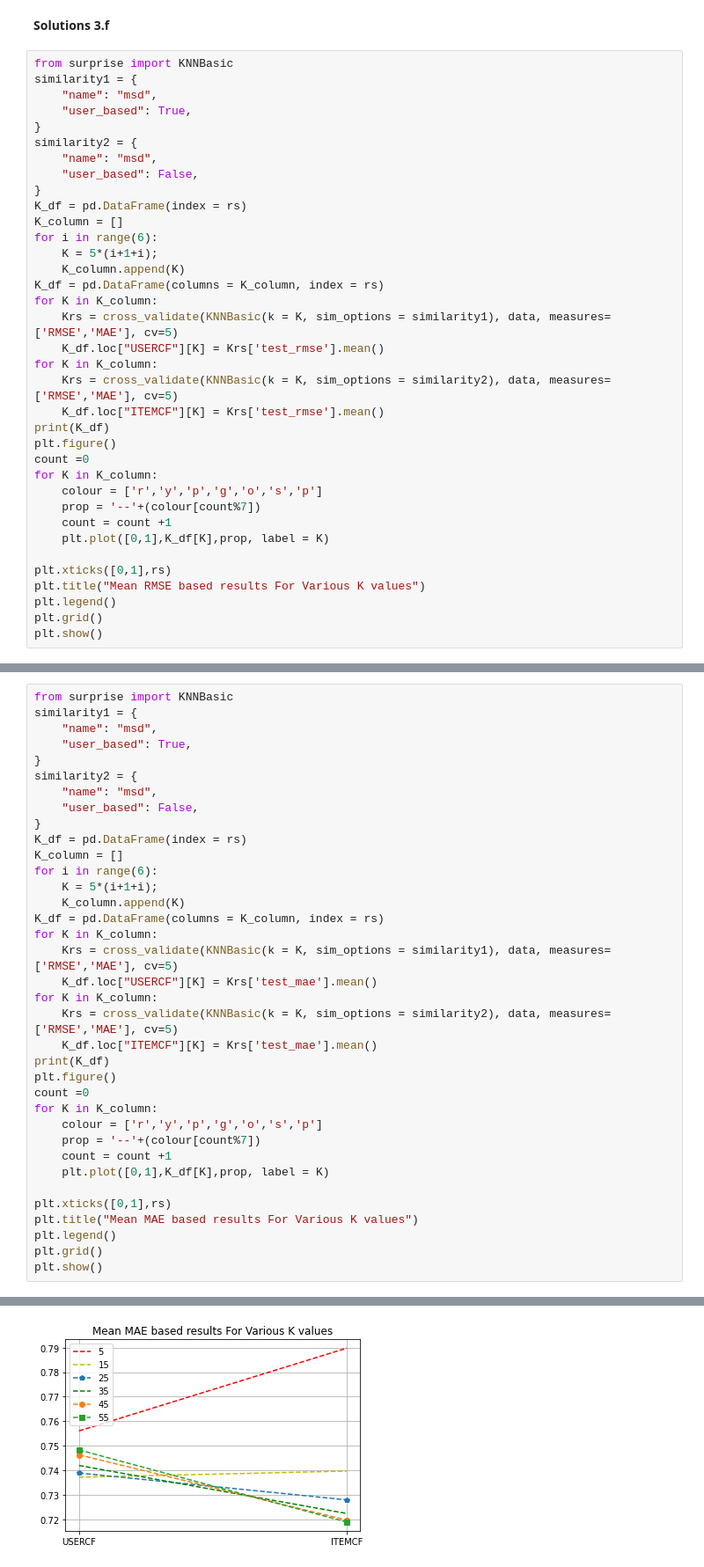
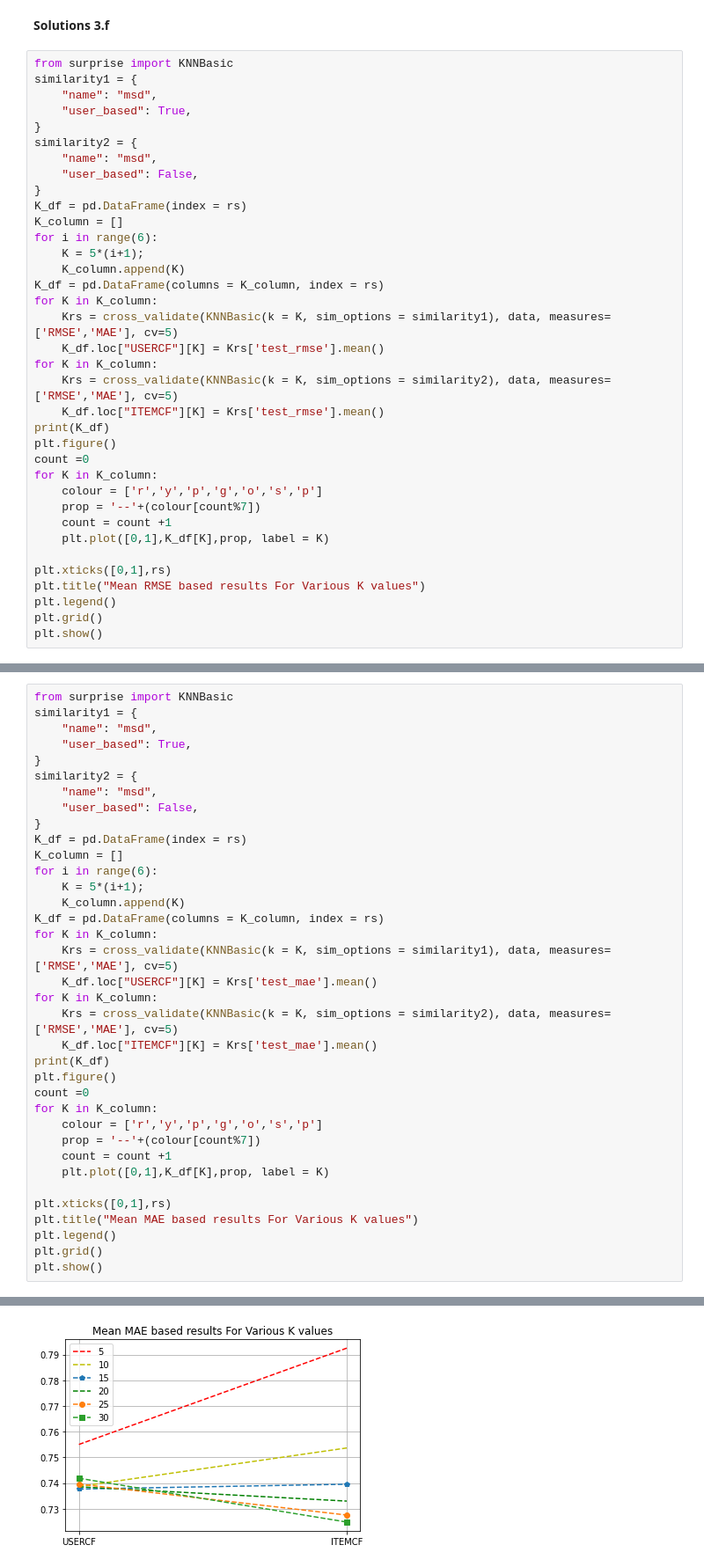
Before and after one commit to nitheesh1213/nitheesh1213-ML-taitanic-data-training-1, a Jupyter notebook: MovieDataset_HW5.ipynb, the cells around one changed output, grey strips where cells are left out. Shown at 88% size. Cells and saved outputs as stored; diff of their text form.

```diff
--- a/MovieDataset_HW5.ipynb
+++ b/MovieDataset_HW5.ipynb
@@ -202,7 +202,7 @@ similarity2 = {
 K_df = pd.DataFrame(index = rs)
 K_column = []
 for i in range(6):
-    K = 5*(i+1+i);
+    K = 5*(i+1);
     K_column.append(K)
 K_df = pd.DataFrame(columns = K_column, index = rs)
 for K in K_column:
@@ -257,7 +257,7 @@ similarity2 = {
 K_df = pd.DataFrame(index = rs)
 K_column = []
 for i in range(6):
-    K = 5*(i+1+i);
+    K = 5*(i+1);
     K_column.append(K)
 K_df = pd.DataFrame(columns = K_column, index = rs)
 for K in K_column:
@@ -301 +301 @@ ITEMCF  0.789837  0.739667  0.727924  0.722356  0.719678  0.718868
-[figure, old version]
+[figure, new version]
```
Also changed, not shown: parts of 2 cells of this notebook.
